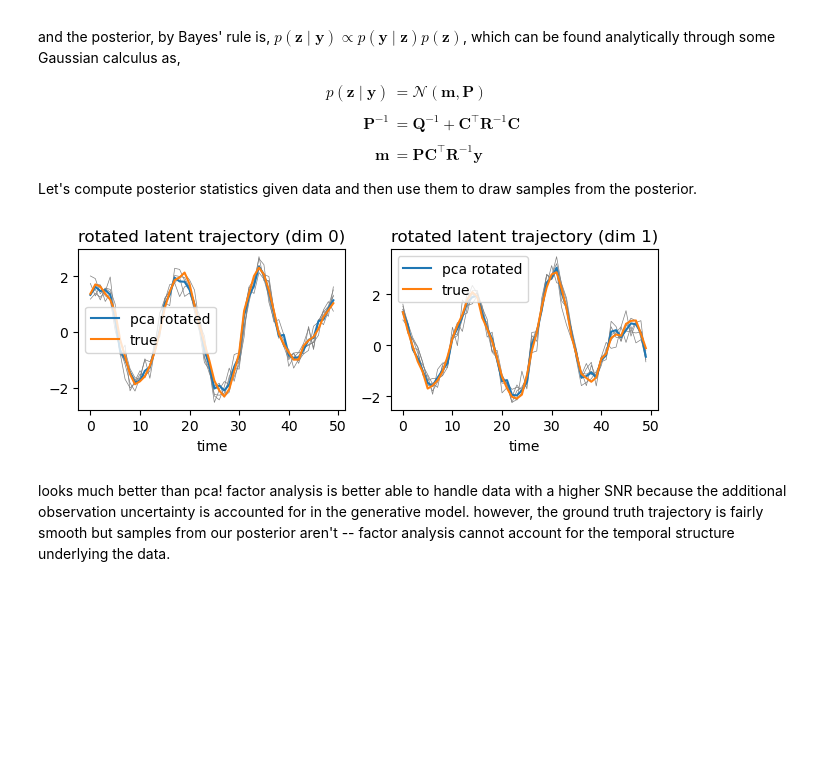
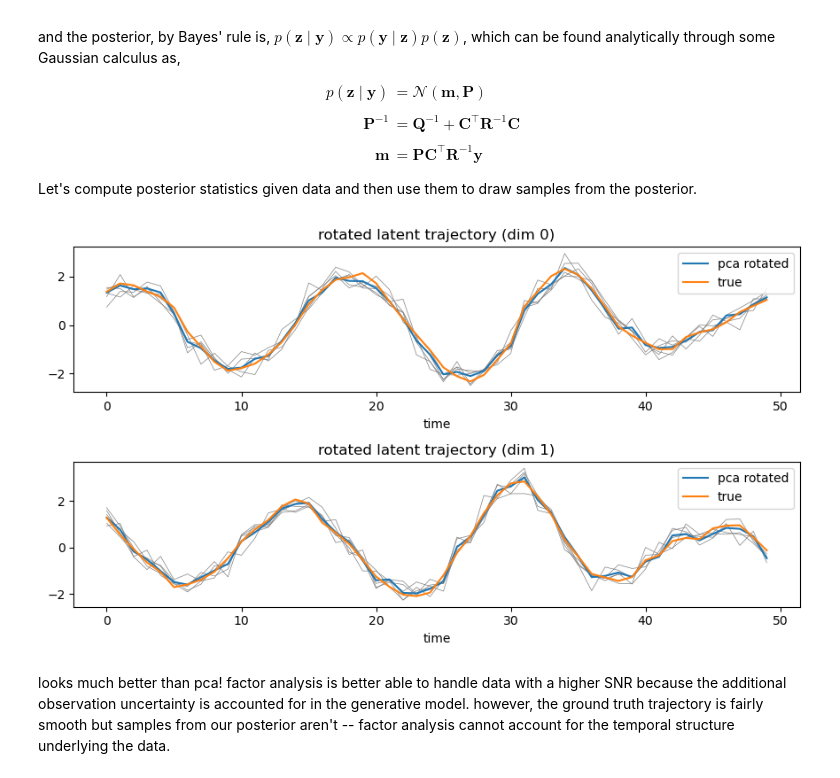
Before and after one commit to catniplab/xfads, a Jupyter notebook: examples/lvm_progression/demo.ipynb, the cells around one changed output. Cells and saved outputs as stored; diff of their text form; code cells hidden in the pictures; blank space fills up the shorter version.

```diff
--- a/examples/lvm_progression/demo.ipynb
+++ b/examples/lvm_progression/demo.ipynb
@@ -208,25 +208,25 @@ z_fa = m_fa.unsqueeze(0) + bmv(P_fa_chol, torch.randn((n_samples, n_valid, n_tim
 rot_fa, m_rot_fa = align_latent_variables(z_valid, m_fa)
 z_rot_fa = bmv(rot_fa, z_fa)
 # %%
-fig, axs = plt.subplots(1, 2)
+fig, axs = plt.subplots(2, 1, figsize=(12, 5))
 
 for d in range(2):
     axs[d].set_title(f'rotated latent trajectory (dim {d})')
-    axs[d].set_box_aspect(0.6)
+    axs[d].set_box_aspect(0.2)
 
     for s in range(n_samples):
         axs[d].plot(z_rot_fa[s, 0, :, d], linewidth=0.5, color='gray')
 
     axs[d].plot(m_rot_fa[0, :, d], label='pca rotated')
 
     axs[d].plot(z_valid[0, :, d], label='true')
     axs[d].legend()
     axs[d].set_xlabel('time')
 
 plt.tight_layout()
 plt.show()
 # %% [output]
-[figure, old version]
+[figure, new version]
 # %% [markdown]
 looks much better than pca! factor analysis is better able to handle data with a higher SNR because the additional observation uncertainty is accounted for in the generative model. however, the ground truth trajectory is fairly smooth but samples from our posterior aren't -- factor analysis cannot account for the temporal structure underlying the data.
 # %% [markdown]
```
Also changed, not shown: parts of 4 cells of this notebook, 1 other file.
